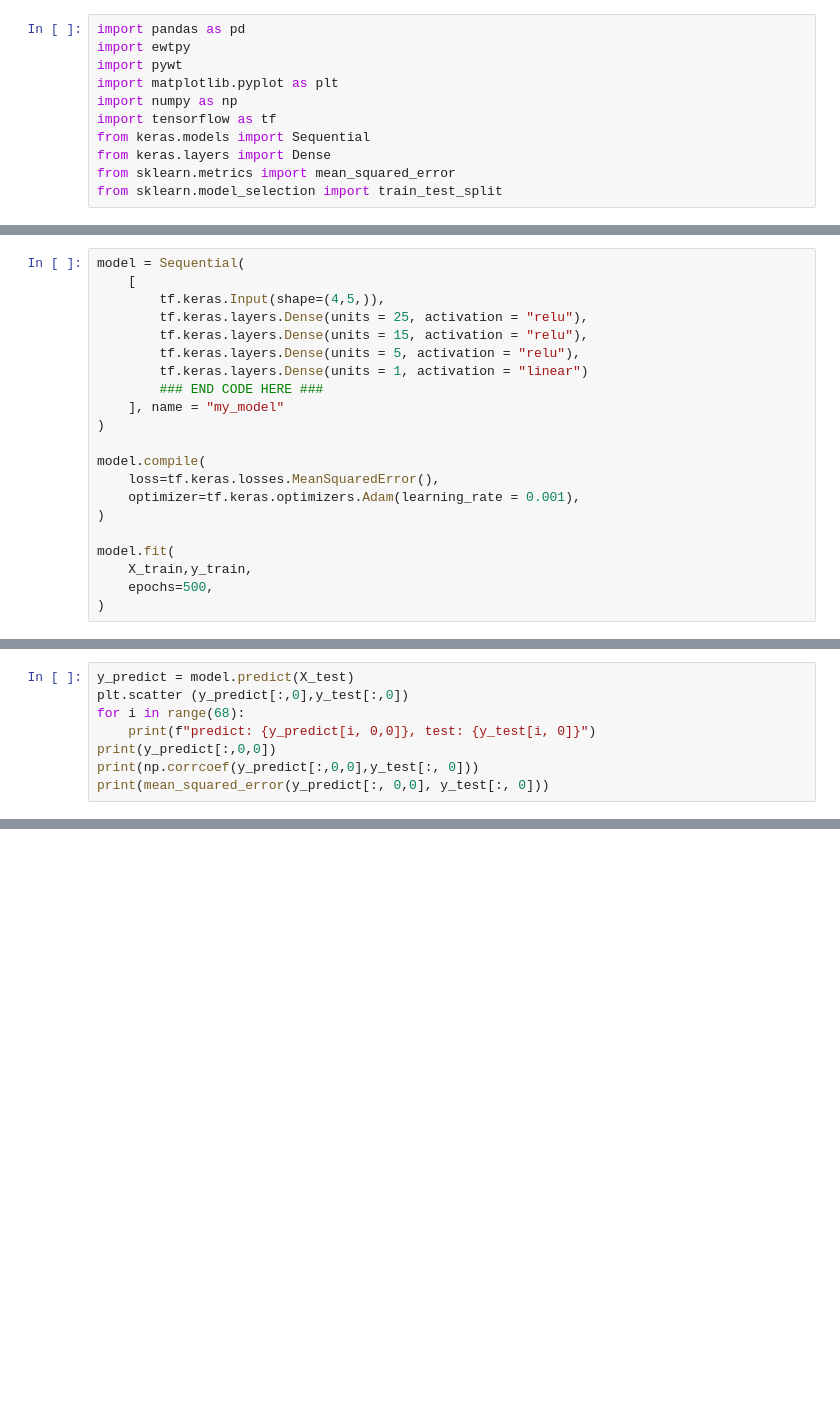
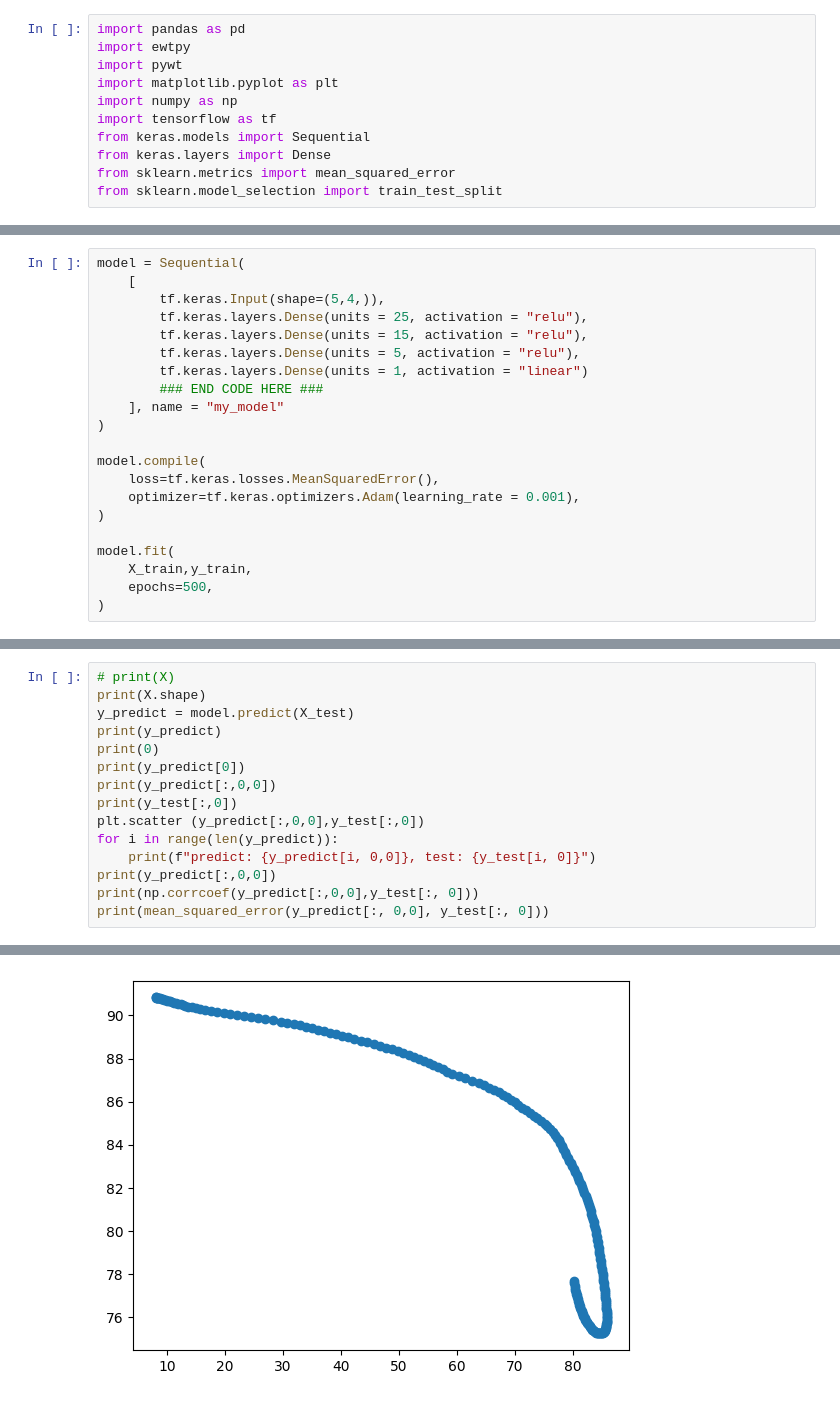
Before and after one commit to 10udCryp7/-Lab-Research-IOT-Weather-Tracking-for-Agriculture, a Jupyter notebook: Train Data/EWT.ipynb, the cells around one changed output, grey strips where cells are left out. Cells and saved outputs as stored; diff of their text form; blank space fills up the shorter version.

```diff
--- a/Train Data/EWT.ipynb
+++ b/Train Data/EWT.ipynb
@@ -51,7 +95,7 @@ print(X)
 # %%
 model = Sequential(
     [
-        tf.keras.Input(shape=(4,5,)),
+        tf.keras.Input(shape=(5,4,)),
         tf.keras.layers.Dense(units = 25, activation = "relu"),
         tf.keras.layers.Dense(units = 15, activation = "relu"),
         tf.keras.layers.Dense(units = 5, activation = "relu"),
@@ -72,8 +135,16 @@ model.fit(
 # %%
+# print(X)
+print(X.shape)
 y_predict = model.predict(X_test)
-plt.scatter (y_predict[:,0],y_test[:,0])
-for i in range(68):
+print(y_predict)
+print(0)
+print(y_predict[0])
+print(y_predict[:,0,0])
+print(y_test[:,0])
+plt.scatter (y_predict[:,0,0],y_test[:,0])
+for i in range(len(y_predict)):
     print(f"predict: {y_predict[i, 0,0]}, test: {y_test[i, 0]}")
 print(y_predict[:,0,0])
 print(np.corrcoef(y_predict[:,0,0],y_test[:, 0]))
 print(mean_squared_error(y_predict[:, 0,0], y_test[:, 0]))
+# %% [output]
@@ -79,0 +168 @@ print(mean_squared_error(y_predict[:, 0,0], y_test[:, 0]))
+[figure, added]
```
Also changed, not shown: parts of 6 cells of this notebook, 5 other files.
